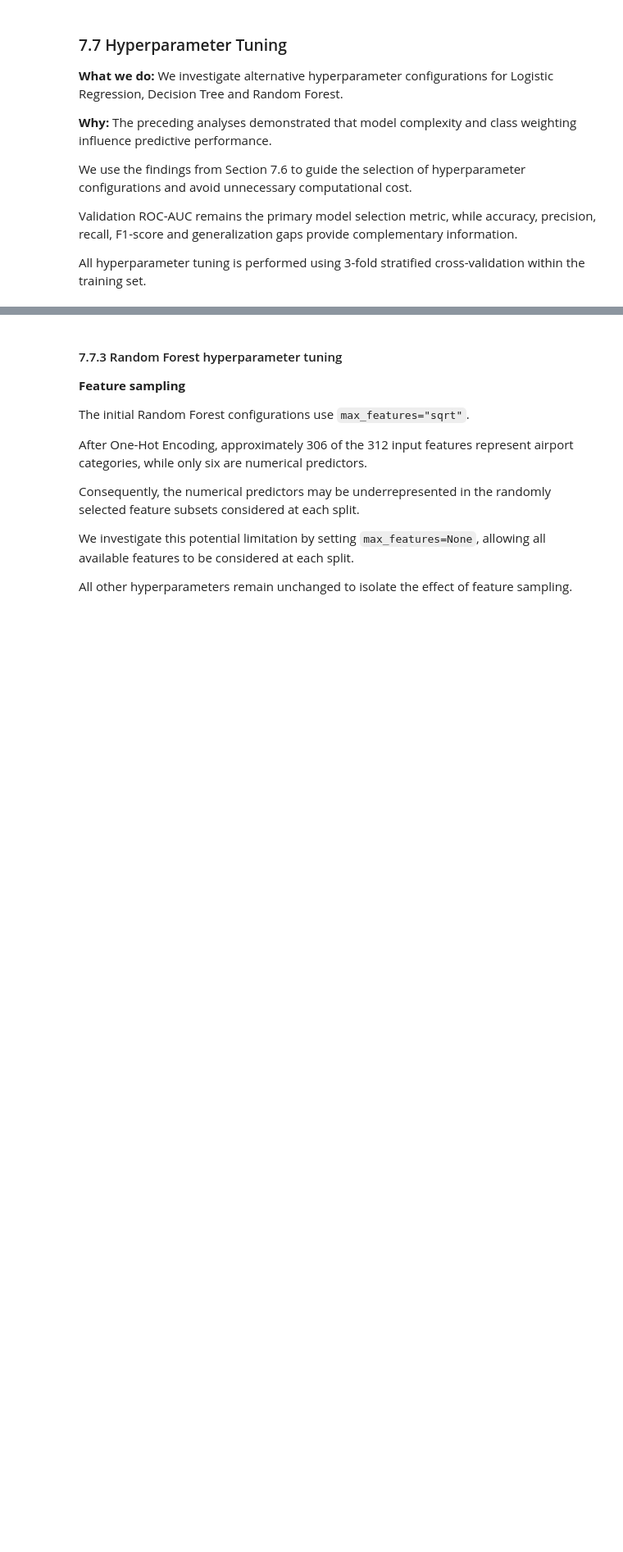
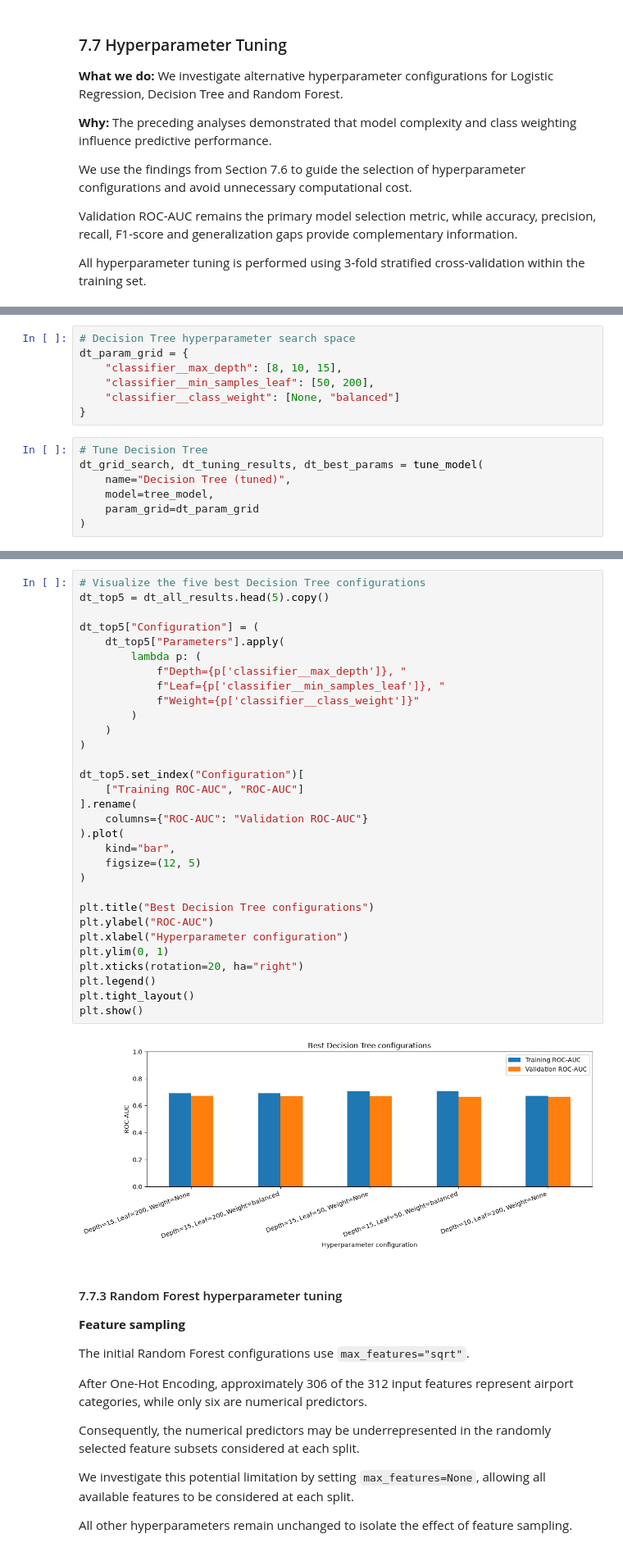
Before and after one commit to Malou100701/MachineLearning2026, a Jupyter notebook: flight_delay_analysis_starter.ipynb, the cells around one changed output, grey strips where cells are left out. Shown at 82% size. Saved outputs shown, nothing was run; the diff lists cells and outputs as text; blank space fills up the shorter version.

```diff
--- a/flight_delay_analysis_starter.ipynb
+++ b/flight_delay_analysis_starter.ipynb
@@ -1937,0 +2190,14 @@ All hyperparameter tuning is performed using 3-fold stratified cross-validation
+# %%
+# Decision Tree hyperparameter search space
+dt_param_grid = {
+    "classifier__max_depth": [8, 10, 15],
+    "classifier__min_samples_leaf": [50, 200],
+    "classifier__class_weight": [None, "balanced"]
+}
+# %%
+# Tune Decision Tree
+dt_grid_search, dt_tuning_results, dt_best_params = tune_model(
+    name="Decision Tree (tuned)",
+    model=tree_model,
+    param_grid=dt_param_grid
+)
@@ -1938,3 +2311,36 @@ All hyperparameter tuning is performed using 3-fold stratified cross-validation
+# %%
+# Visualize the five best Decision Tree configurations
+dt_top5 = dt_all_results.head(5).copy()
+
+dt_top5["Configuration"] = (
+    dt_top5["Parameters"].apply(
+        lambda p: (
+            f"Depth={p['classifier__max_depth']}, "
+            f"Leaf={p['classifier__min_samples_leaf']}, "
+            f"Weight={p['classifier__class_weight']}"
+        )
+    )
+)
+
+dt_top5.set_index("Configuration")[
+    ["Training ROC-AUC", "ROC-AUC"]
+].rename(
+    columns={"ROC-AUC": "Validation ROC-AUC"}
+).plot(
+    kind="bar",
+    figsize=(12, 5)
+)
+
+plt.title("Best Decision Tree configurations")
+plt.ylabel("ROC-AUC")
+plt.xlabel("Hyperparameter configuration")
+plt.ylim(0, 1)
+plt.xticks(rotation=20, ha="right")
+plt.legend()
+plt.tight_layout()
+plt.show()
+# %% [output]
+[figure, added]
 # %% [markdown]
 #### 7.7.3 Random Forest hyperparameter tuning
 
```
Also changed, not shown: parts of 13 cells of this notebook.
